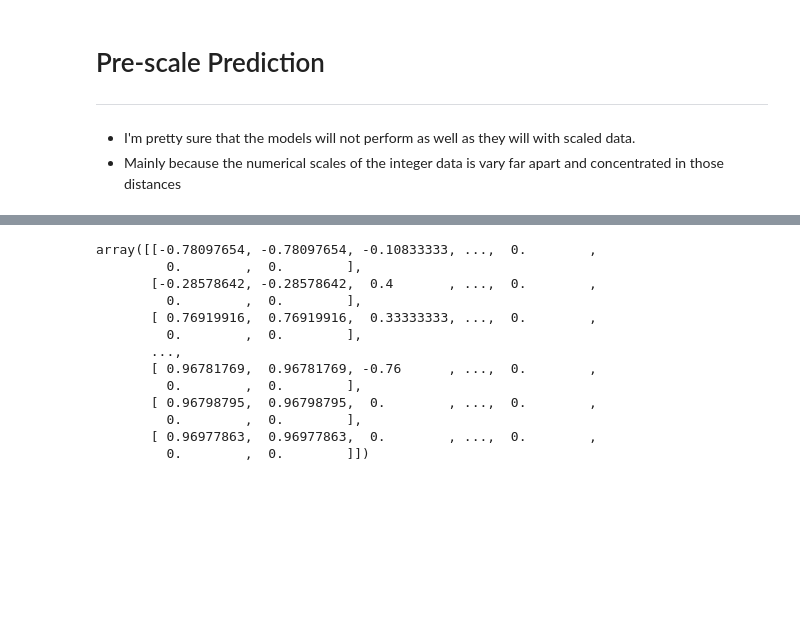
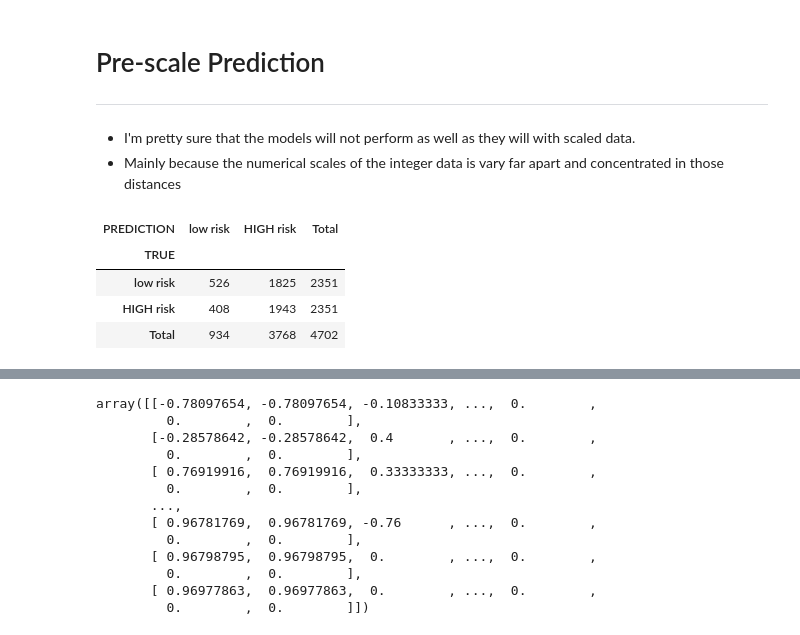
Before and after one commit to oh-be/Predicting-Credit-Risk, a Jupyter notebook: Credit Risk Evaluator.ipynb, the cells around one changed output, grey strips where cells are left out. Saved outputs shown, nothing was run; the diff lists cells and outputs as text; code cells hidden in the pictures; blank space fills up the shorter version.

```diff
--- a/Credit Risk Evaluator.ipynb
+++ b/Credit Risk Evaluator.ipynb
@@ -183,8 +189,8 @@ X_test['debt_settlement_flag_Y'] = 0
 from sklearn.metrics import accuracy_score, precision_score, recall_score, confusion_matrix, precision_recall_curve
 from sklearn.preprocessing import RobustScaler
 # %%
-def Matrix(CM, Labels = ['low risk', 'HIGH risk']):
-    df = pd.DataFrame(dataCM, index=labels, columns=labels)
+def CMatrix(CM, labels = ['low risk', 'HIGH risk']):
+    df = pd.DataFrame(data=CM, index=labels, columns=labels)
     df.index.name='TRUE'
     df.columns.name='PREDICTION'
     df.loc['Total'] = df.sum()
@@ -225,7 +239,22 @@ CMatrix(CM)
 # %%
 # Train the Logistic Regression model on the unscaled data and print the model score
 from sklearn.linear_model import LogisticRegression
-classifier = LogisticRegression()
-classifier
+logistic_regression = LogisticRegression(n_jobs=-1, random_state=15)
+logistic_regression.fit(X_train,y_train)
+
+y_pred_test = logistic_regression.predict(X_test)
+
+metrics.loc['accuracy', 'NULL'] = accuracy_score(y_pred = y_pred_test, y_true = y_test)
+metrics.loc['precision', 'NULL'] = precision_score(y_pred = y_pred_test, y_true = y_test)
+metrics.loc['recall', 'NULL'] = recall_score(y_pred = y_pred_test, y_true = y_test)
+
+CM = confusion_matrix(y_pred=y_pred_test, y_true=y_test)
+CMatrix(CM)
+# %% [output]
+| PREDICTION | low risk | HIGH risk | Total |
+| TRUE |  |  |  |
+| low risk | 526 | 1825 | 2351 |
+| HIGH risk | 408 | 1943 | 2351 |
+| Total | 934 | 3768 | 4702 |
 # %%
 # Train a Random Forest Classifier model and print the model score
```
Also changed, not shown: parts of 10 cells of this notebook.
